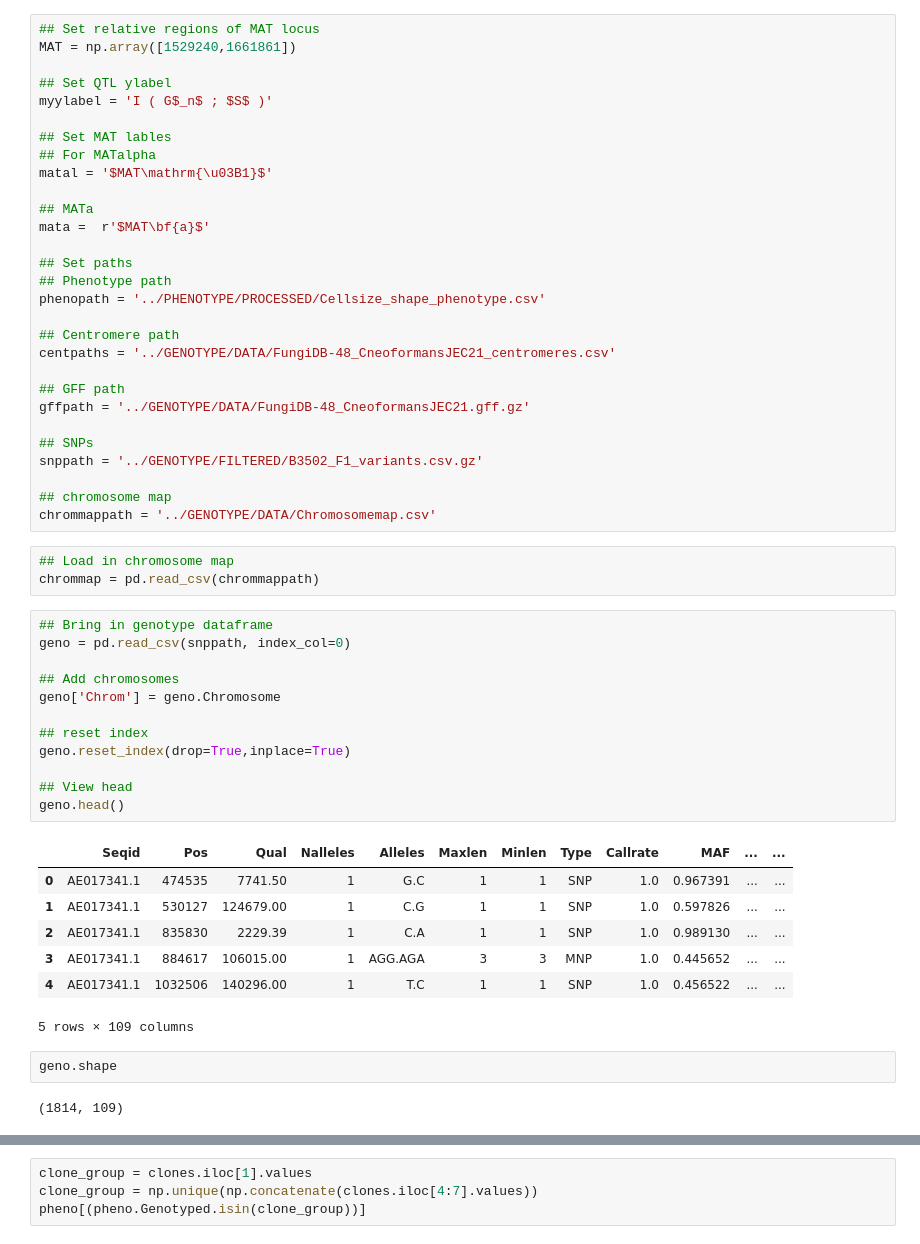
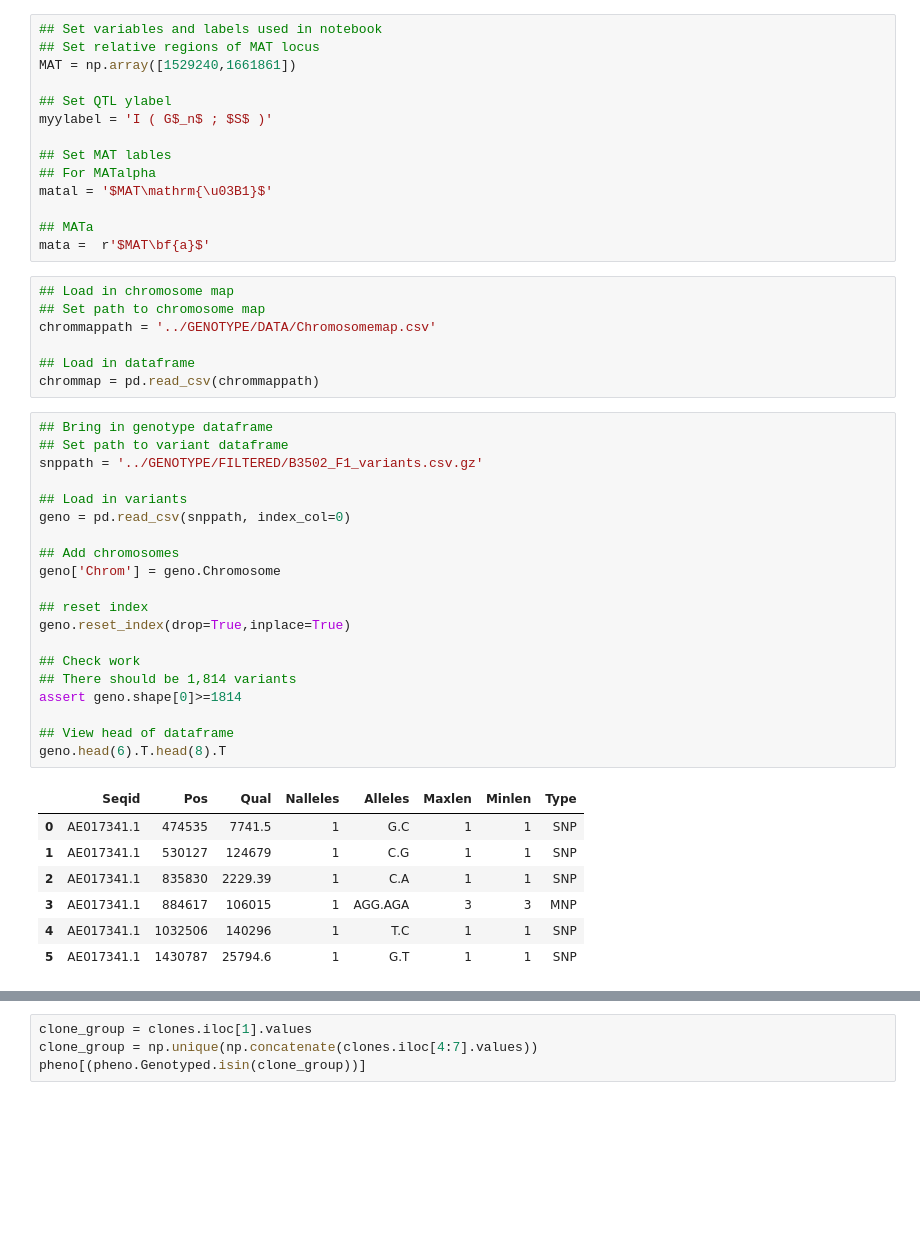
Before and after one commit to magwenelab/Self-Filamentation_B3502_progeny, a Jupyter notebook: SCRIPTS/QTL_Filamentation-Fig4.ipynb, the cells around one changed output, grey strips where cells are left out. Drawn from its saved outputs; the diff is of its cells as text; blank space fills up the shorter version.

```diff
--- a/SCRIPTS/QTL_Filamentation-Fig4.ipynb
+++ b/SCRIPTS/QTL_Filamentation-Fig4.ipynb
@@ -13,4 +19,5 @@ from PIL import Image
 # %%
+## Set variables and labels used in notebook
 ## Set relative regions of MAT locus
 MAT = np.array([1529240,1661861])
 
@@ -23,48 +30,40 @@ matal = '$MAT\mathrm{\u03B1}$'
 
 ## MATa
 mata =  r'$MAT\bf{a}$'
-
-## Set paths
-## Phenotype path
-phenopath = '../PHENOTYPE/PROCESSED/Cellsize_shape_phenotype.csv'
-
-## Centromere path
-centpaths = '../GENOTYPE/DATA/FungiDB-48_CneoformansJEC21_centromeres.csv'
-
-## GFF path
-gffpath = '../GENOTYPE/DATA/FungiDB-48_CneoformansJEC21.gff.gz'
-
-## SNPs
-snppath = '../GENOTYPE/FILTERED/B3502_F1_variants.csv.gz'
-
-## chromosome map
-chrommappath = '../GENOTYPE/DATA/Chromosomemap.csv'
 # %%
 ## Load in chromosome map
+## Set path to chromosome map
+chrommappath = '../GENOTYPE/DATA/Chromosomemap.csv'
+
+## Load in dataframe
 chrommap = pd.read_csv(chrommappath)
 # %%
 ## Bring in genotype dataframe
+## Set path to variant dataframe
+snppath = '../GENOTYPE/FILTERED/B3502_F1_variants.csv.gz'
+
+## Load in variants
 geno = pd.read_csv(snppath, index_col=0)
 
 ## Add chromosomes
 geno['Chrom'] = geno.Chromosome
 
 ## reset index
 geno.reset_index(drop=True,inplace=True)
 
-## View head
-geno.head()
+## Check work
+## There should be 1,814 variants
+assert geno.shape[0]>=1814
+
+## View head of dataframe
+geno.head(6).T.head(8).T
 # %% [output]
-|  | Seqid | Pos | Qual | Nalleles | Alleles | Maxlen | Minlen | Type | Callrate | MAF | ... | ... |
-| 0 | AE017341.1 | 474535 | 7741.50 | 1 | G.C | 1 | 1 | SNP | 1.0 | 0.967391 | ... | ... |
-| 1 | AE017341.1 | 530127 | 124679.00 | 1 | C.G | 1 | 1 | SNP | 1.0 | 0.597826 | ... | ... |
-| 2 | AE017341.1 | 835830 | 2229.39 | 1 | C.A | 1 | 1 | SNP | 1.0 | 0.989130 | ... | ... |
-| 3 | AE017341.1 | 884617 | 106015.00 | 1 | AGG.AGA | 3 | 3 | MNP | 1.0 | 0.445652 | ... | ... |
-| 4 | AE017341.1 | 1032506 | 140296.00 | 1 | T.C | 1 | 1 | SNP | 1.0 | 0.456522 | ... | ... |
+|  | Seqid | Pos | Qual | Nalleles | Alleles | Maxlen | Minlen | Type |
+| 0 | AE017341.1 | 474535 | 7741.5 | 1 | G.C | 1 | 1 | SNP |
+| 1 | AE017341.1 | 530127 | 124679 | 1 | C.G | 1 | 1 | SNP |
+| 2 | AE017341.1 | 835830 | 2229.39 | 1 | C.A | 1 | 1 | SNP |
+| 3 | AE017341.1 | 884617 | 106015 | 1 | AGG.AGA | 3 | 3 | MNP |
+| 4 | AE017341.1 | 1032506 | 140296 | 1 | T.C | 1 | 1 | SNP |
+| 5 | AE017341.1 | 1430787 | 25794.6 | 1 | G.T | 1 | 1 | SNP |
-5 rows × 109 columns
-# %%
-geno.shape
-# %% [output]
-(1814, 109)
 # %%
 ## Bring in centromeres datarame
```
Also changed, not shown: parts of 60 cells of this notebook, 8 other files.
